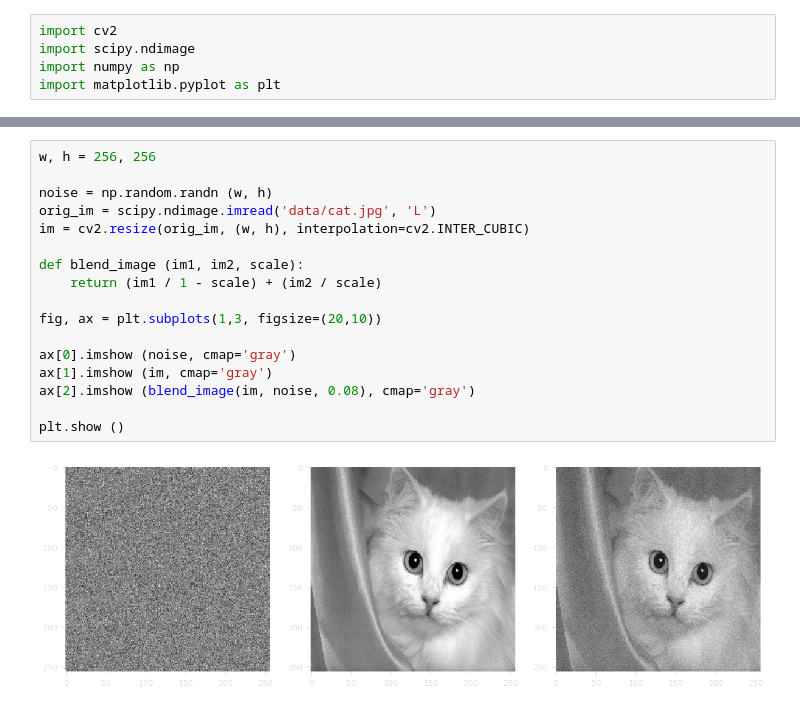
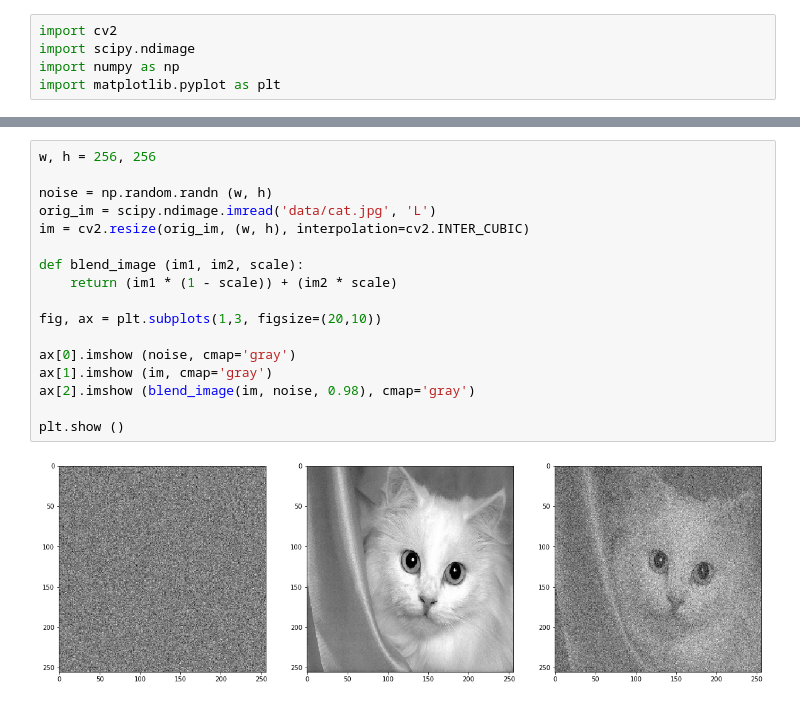
Before and after one commit to osmanmesutozcan/notebook, a Jupyter notebook: computer_vision/gaussian_noise.ipynb, the cells around one changed output, grey strips where cells are left out. Cells and saved outputs as stored; diff of their text form.

```diff
--- a/computer_vision/gaussian_noise.ipynb
+++ b/computer_vision/gaussian_noise.ipynb
@@ -19,19 +19,19 @@ plt.show ()
 # %%
 w, h = 256, 256
 
 noise = np.random.randn (w, h)
 orig_im = scipy.ndimage.imread('data/cat.jpg', 'L')
 im = cv2.resize(orig_im, (w, h), interpolation=cv2.INTER_CUBIC)
 
 def blend_image (im1, im2, scale):
-    return (im1 / 1 - scale) + (im2 / scale)
+    return (im1 * (1 - scale)) + (im2 * scale)
 
 fig, ax = plt.subplots(1,3, figsize=(20,10))
 
 ax[0].imshow (noise, cmap='gray')
 ax[1].imshow (im, cmap='gray')
-ax[2].imshow (blend_image(im, noise, 0.08), cmap='gray')
+ax[2].imshow (blend_image(im, noise, 0.98), cmap='gray')
 
 plt.show ()
 # %% [output]
-[figure, old version]
+[figure, new version]
```
Also changed, not shown: parts of 1 cell of this notebook, 13 other files.
